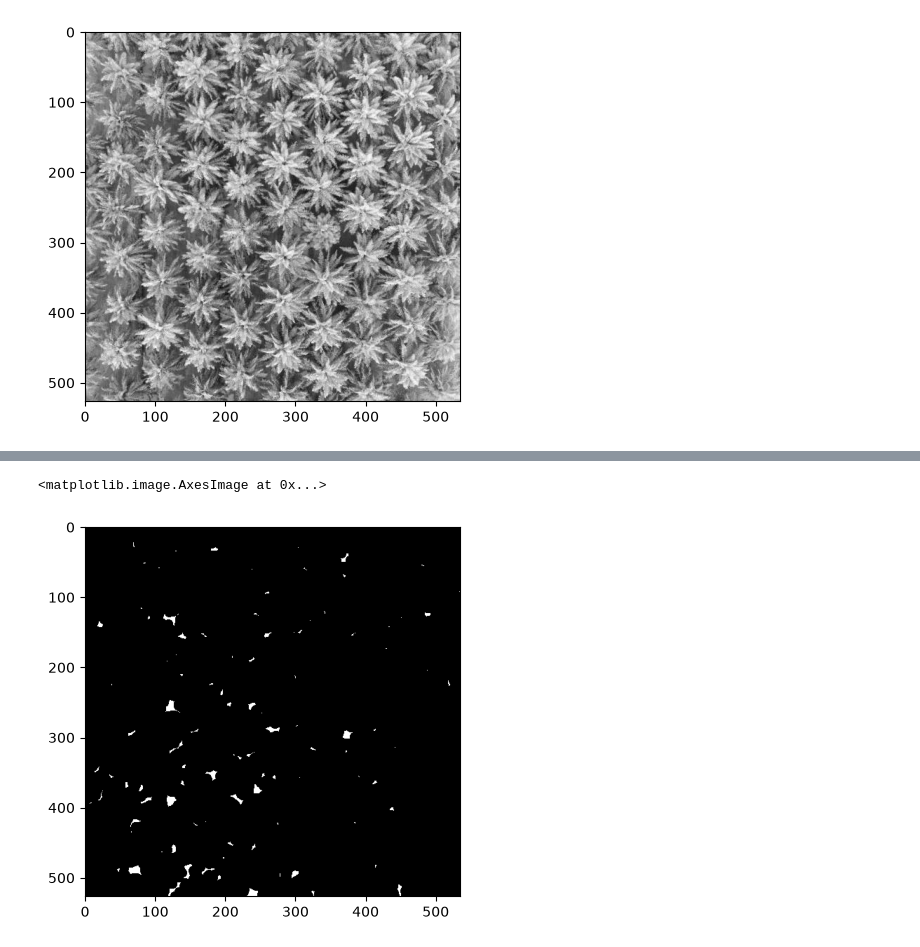
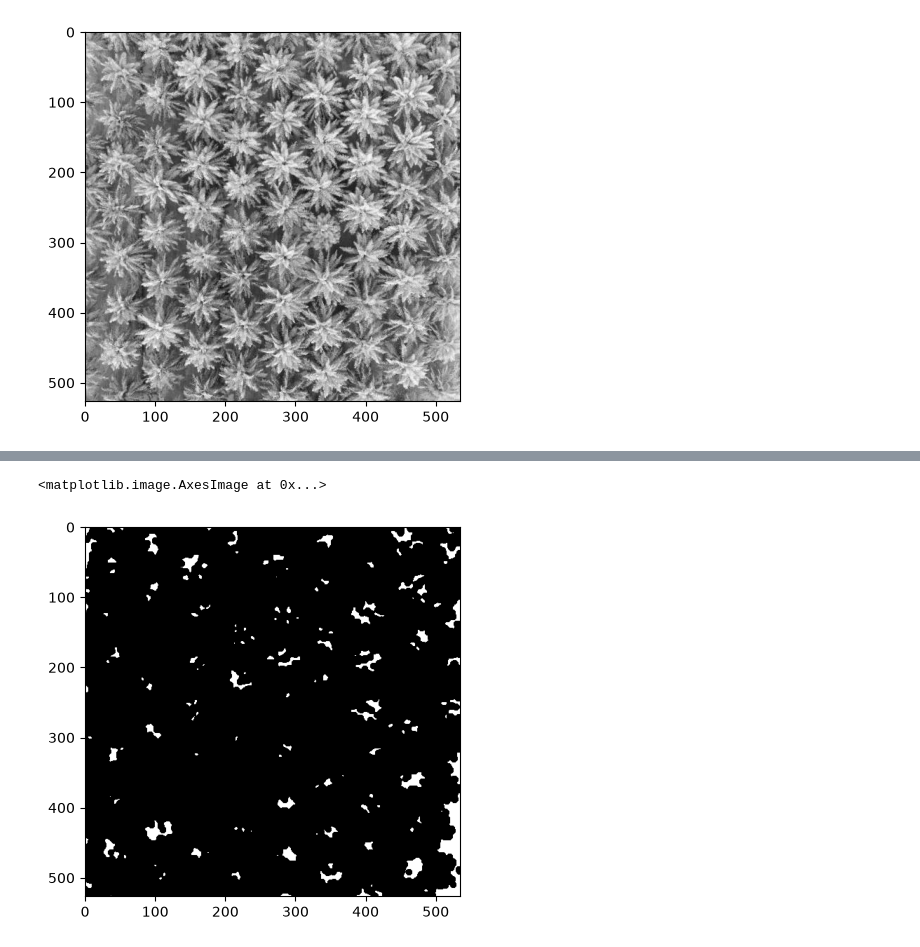
Before and after one commit to ViktoriaBuzlaeva/Image-Processing, a Jupyter notebook: Practice_4/Task_4.ipynb, the cells around one changed output, grey strips where cells are left out. Drawn from its saved outputs; the diff is of its cells as text; code cells hidden in the pictures.

```diff
--- a/Practice_4/Task_4.ipynb
+++ b/Practice_4/Task_4.ipynb
@@ -114,7 +114,7 @@ plt.imshow(image_gray, cmap="gray")
 <matplotlib.image.AxesImage at 0x...>
 [figure]
 # %%
-ret, thresh = cv2.threshold(image_gray,0,255, cv2.THRESH_BINARY_INV+cv2.THRESH_OTSU)
+ret, thresh = cv2.threshold(image_gray,0,255, cv2.THRESH_BINARY+cv2.THRESH_OTSU)
 plt.imshow(thresh, cmap="gray")
 # %% [output]
 <matplotlib.image.AxesImage at 0x...>
@@ -122,5 +122,6 @@ plt.imshow(thresh, cmap="gray")
 # %%
 dist = cv2.distanceTransform(thresh, cv2.DIST_L2, 5)
+dist = cv2.GaussianBlur(dist, (5,5), 0)
 plt.imshow(dist, cmap="gray")
 # %% [output]
 <matplotlib.image.AxesImage at 0x...>
@@ -128,9 +129,9 @@ plt.imshow(dist, cmap="gray")
 # %%
-ret, sure_fg = cv2.threshold(dist, 0.5 * dist.max(), 255, cv2.THRESH_BINARY)
+ret, sure_fg = cv2.threshold(dist, 0.25 * dist.max(), 255, cv2.THRESH_BINARY)
 plt.imshow(sure_fg, cmap="gray")
 # %% [output]
 <matplotlib.image.AxesImage at 0x...>
-[figure, old version]
+[figure, new version]
 # %%
 sure_fg = sure_fg.astype(np.uint8)
 ret, markers = cv2.connectedComponents(sure_fg)
```
Also changed, not shown: parts of 5 cells of this notebook.
